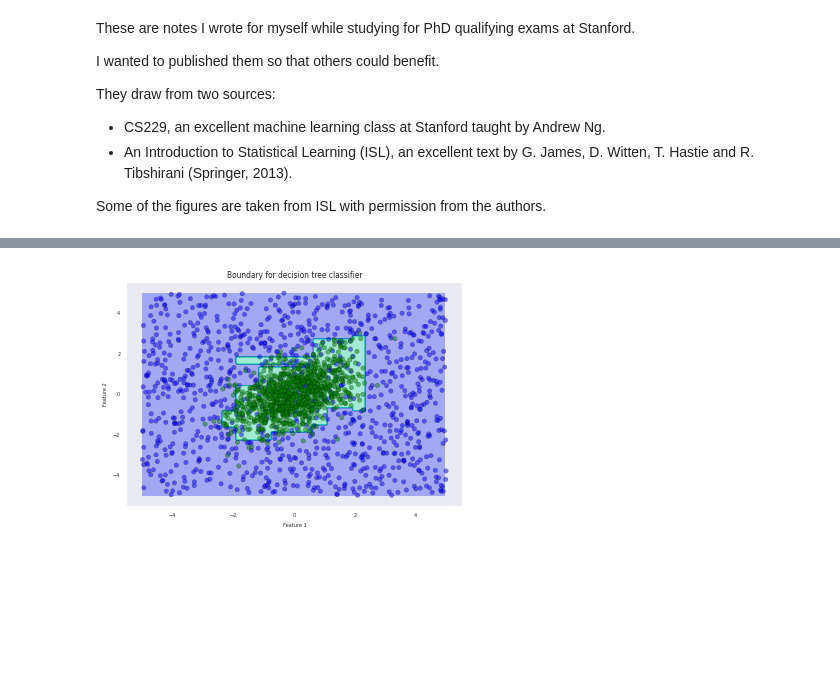
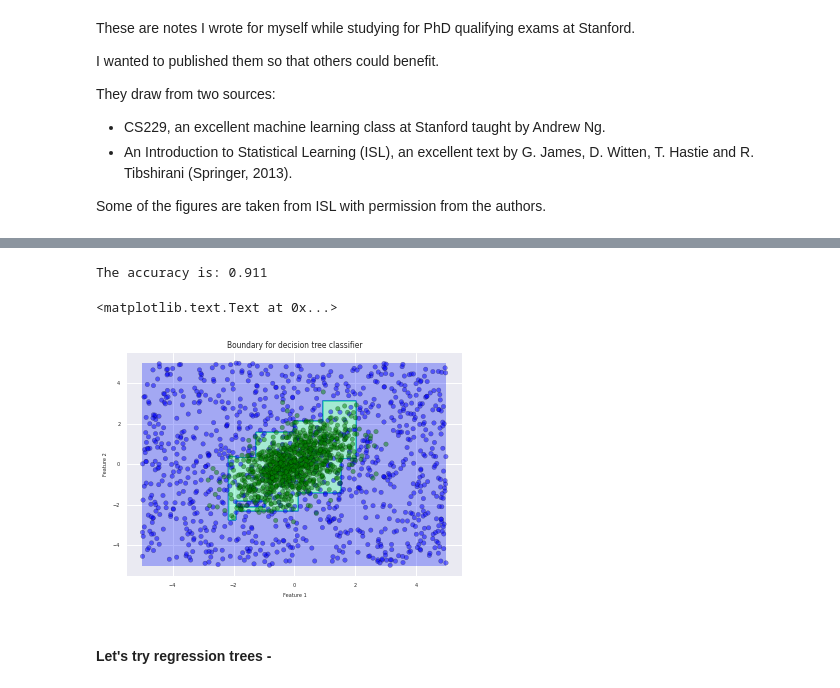
Before and after one commit to lmart999/CS229_ISL, a Jupyter notebook: Tree-based methods.ipynb, the cells around one changed output, grey strips where cells are left out. Drawn from its saved outputs; the diff is of its cells as text; code cells hidden in the pictures; blank space fills up the shorter version.

Commit message:
Upate trees.

```diff
--- a/Tree-based methods.ipynb
+++ b/Tree-based methods.ipynb
@@ -29,45 +210,40 @@ Add detailed notes here!
 # %%
-import sys,os
-import pandas as pd
-import numpy as np
-import seaborn as sns
-import matplotlib.pyplot as plt
-%matplotlib inline
-
-# N-dim Gaussian with given mean and covariance matrix
-X_sig= np.random.multivariate_normal(mean=[0.0, 0.0], cov=[ [1,0.5], [0.5,1] ], size= 1000)
-# Random numbers between 0 and 1 and fill them in an array of a given shape
-X_bkg= np.random.rand(1000,2)
-X_bkg= (X_bkg-0.5) * 10 # Re-center and re-scale
-# Merge signal and background samples
-X_train= np.concatenate([X_bkg, X_sig])
-# Create an array to hold their class indices
-c_train= np.array( [0]*len(X_bkg) + [1]*len(X_sig) )
 # Create tree object to train
 from sklearn import tree
 clf=tree.DecisionTreeClassifier(min_samples_split= 20, min_samples_leaf= 10)
+
 # Train / fit to the training sample
 clf.fit(X_train, c_train)
-# Create a meshgrid as our "test sample"
+scores = clf.score(X_train, c_train)
+print "The accuracy is: %s"%scores
+
+# Create a meshgrid as our test data
 plot_step= 0.05
 xmin, xmax= X_train[:,0].min(), X_train[:,0].max()
 ymin, ymax= X_train[:,1].min(), X_train[:,1].max()
 xx, yy = np.meshgrid(np.arange(xmin, xmax, plot_step), np.arange(ymin, ymax, plot_step) )
+
 # Re-cast every coordinate in the meshgrid as a 2D point
 X_test= np.c_[xx.ravel(), yy.ravel()]
+
 # Predict the class
 Z = clf.predict( X_test )
+
 # Re-shape the results
 Z= Z.reshape( xx.shape )
 cs = plt.contourf(xx, yy, Z, cmap= plt.cm.winter, alpha=0.3)
+
 # Overlay training samples
 plt.scatter(X_bkg[:,0], X_bkg[:,1], c='b', alpha=0.5)
 plt.scatter(X_sig[:,0], X_sig[:,1], c='g', alpha=0.5)
 plt.xticks(fontsize=5)
 plt.yticks(fontsize=5)
 plt.xlabel('Feature 1',fontsize=5)
 plt.ylabel('Feature 2',fontsize=5)
 plt.title("Boundary for decision tree classifier",fontsize=7.5)
-plt.grid()
 # %% [output]
+The accuracy is: 0.911
+<matplotlib.text.Text at 0x...>
-[figure, old version]
+[figure, new version]
+# %% [markdown]
+#### Let's try regression trees -
```
Also changed, not shown: parts of 53 cells of this notebook.
